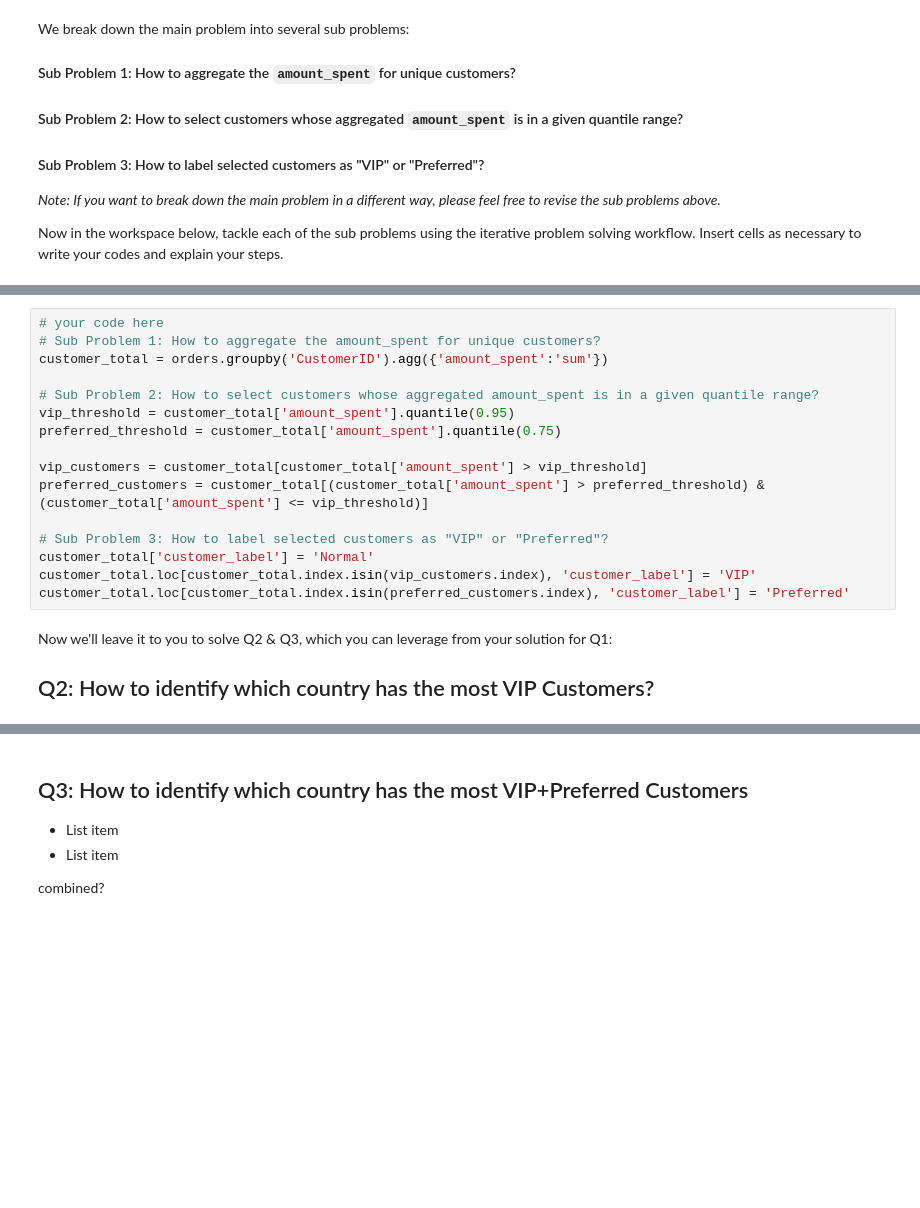
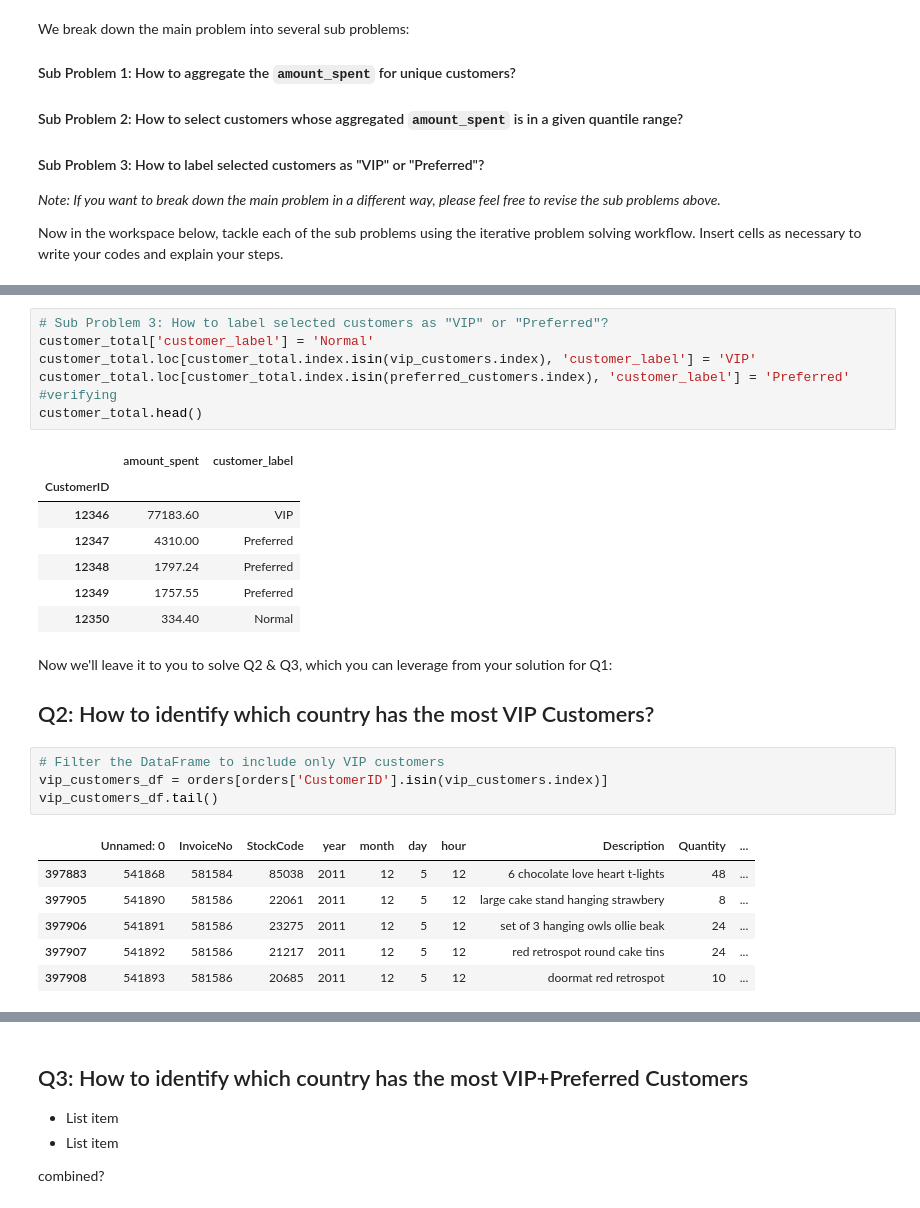
Before and after one commit to Enterausername357/lab-dataframe-calculations, a Jupyter notebook: your-code/challenge-3.ipynb, the cells around one changed output, grey strips where cells are left out. Saved outputs shown, nothing was run; the diff lists cells and outputs as text; blank space fills up the shorter version.

```diff
--- a/your-code/challenge-3.ipynb
+++ b/your-code/challenge-3.ipynb
@@ -50,20 +92,30 @@ Now in the workspace below, tackle each of the sub problems using the iterative
 # %%
-# your code here
-# Sub Problem 1: How to aggregate the amount_spent for unique customers?
-customer_total = orders.groupby('CustomerID').agg({'amount_spent':'sum'})
-
-# Sub Problem 2: How to select customers whose aggregated amount_spent is in a given quantile range?
-vip_threshold = customer_total['amount_spent'].quantile(0.95)
-preferred_threshold = customer_total['amount_spent'].quantile(0.75)
-
-vip_customers = customer_total[customer_total['amount_spent'] > vip_threshold]
-preferred_customers = customer_total[(customer_total['amount_spent'] > preferred_threshold) & (customer_total['amount_spent'] <= vip_threshold)]
-
 # Sub Problem 3: How to label selected customers as "VIP" or "Preferred"?
 customer_total['customer_label'] = 'Normal'
 customer_total.loc[customer_total.index.isin(vip_customers.index), 'customer_label'] = 'VIP'
 customer_total.loc[customer_total.index.isin(preferred_customers.index), 'customer_label'] = 'Preferred'
+#verifying
+customer_total.head()
+# %% [output]
+|  | amount_spent | customer_label |
+| CustomerID |  |  |
+| 12346 | 77183.60 | VIP |
+| 12347 | 4310.00 | Preferred |
+| 12348 | 1797.24 | Preferred |
+| 12349 | 1757.55 | Preferred |
+| 12350 | 334.40 | Normal |
 # %% [markdown]
 Now we'll leave it to you to solve Q2 & Q3, which you can leverage from your solution for Q1:
 
 ## Q2: How to identify which country has the most VIP Customers?
+# %%
+# Filter the DataFrame to include only VIP customers
+vip_customers_df = orders[orders['CustomerID'].isin(vip_customers.index)]
+vip_customers_df.tail()
+# %% [output]
+|  | Unnamed: 0 | InvoiceNo | StockCode | year | month | day | hour | Description | Quantity | ... |
+| 397883 | 541868 | 581584 | 85038 | 2011 | 12 | 5 | 12 | 6 chocolate love heart t-lights | 48 | ... |
+| 397905 | 541890 | 581586 | 22061 | 2011 | 12 | 5 | 12 | large cake stand hanging strawbery | 8 | ... |
+| 397906 | 541891 | 581586 | 23275 | 2011 | 12 | 5 | 12 | set of 3 hanging owls ollie beak | 24 | ... |
+| 397907 | 541892 | 581586 | 21217 | 2011 | 12 | 5 | 12 | red retrospot round cake tins | 24 | ... |
+| 397908 | 541893 | 581586 | 20685 | 2011 | 12 | 5 | 12 | doormat red retrospot | 10 | ... |
```
Also changed, not shown: parts of 10 cells of this notebook, 1 other file.
